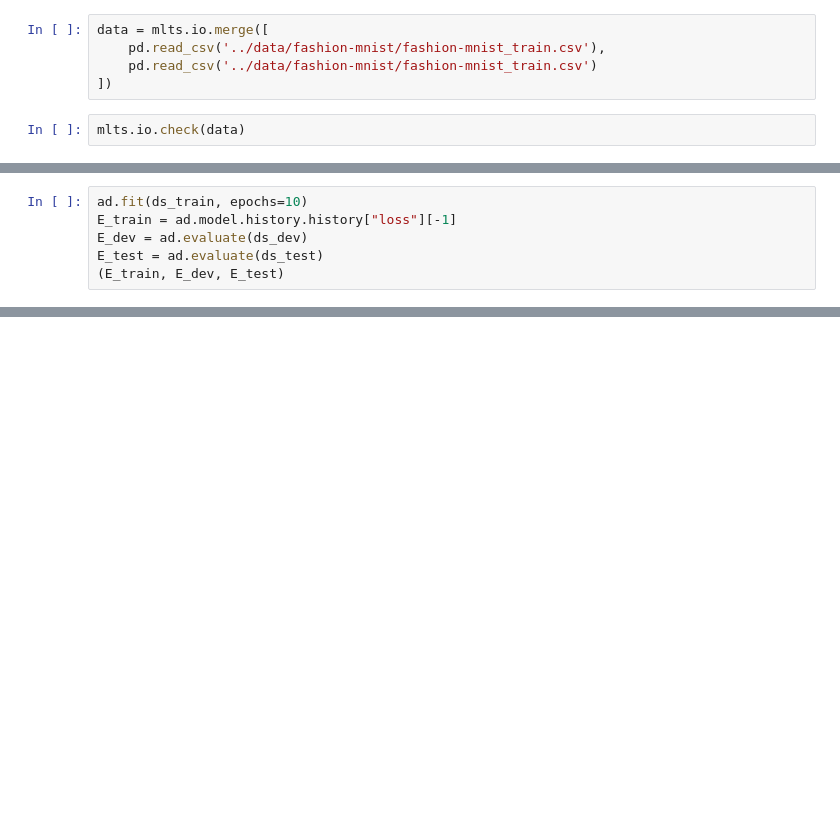
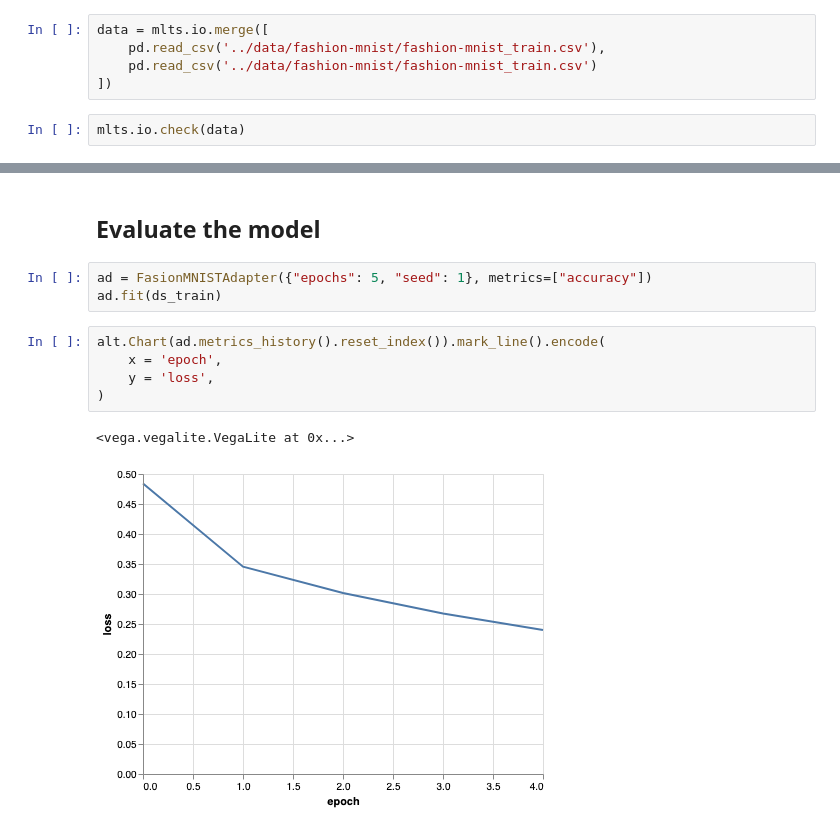
Before and after one commit to manifest/machine-learning-notebook, a Jupyter notebook: tensorflow/classification.ipynb, the cells around one changed output, grey strips where cells are left out. Saved outputs shown, nothing was run; the diff lists cells and outputs as text; blank space fills up the shorter version.

```diff
--- a/tensorflow/classification.ipynb
+++ b/tensorflow/classification.ipynb
@@ -110,6 +97,0 @@ alt.Chart(m_hist.melt(id_vars='m')).mark_line().encode(
-# %%
-ad.fit(ds_train, epochs=10)
-E_train = ad.model.history.history["loss"][-1]
-E_dev = ad.evaluate(ds_dev)
-E_test = ad.evaluate(ds_test)
-(E_train, E_dev, E_test)
@@ -134,0 +98,13 @@ Epoch 10/10
+# %% [markdown]
+## Evaluate the model
+# %%
+ad = FasionMNISTAdapter({"epochs": 5, "seed": 1}, metrics=["accuracy"])
+ad.fit(ds_train)
+# %%
+alt.Chart(ad.metrics_history().reset_index()).mark_line().encode(
+    x = 'epoch',
+    y = 'loss',
+)
+# %% [output]
+<vega.vegalite.VegaLite at 0x...>
+[figure, added]
```
Also changed, not shown: parts of 23 cells of this notebook, 1 other file.
